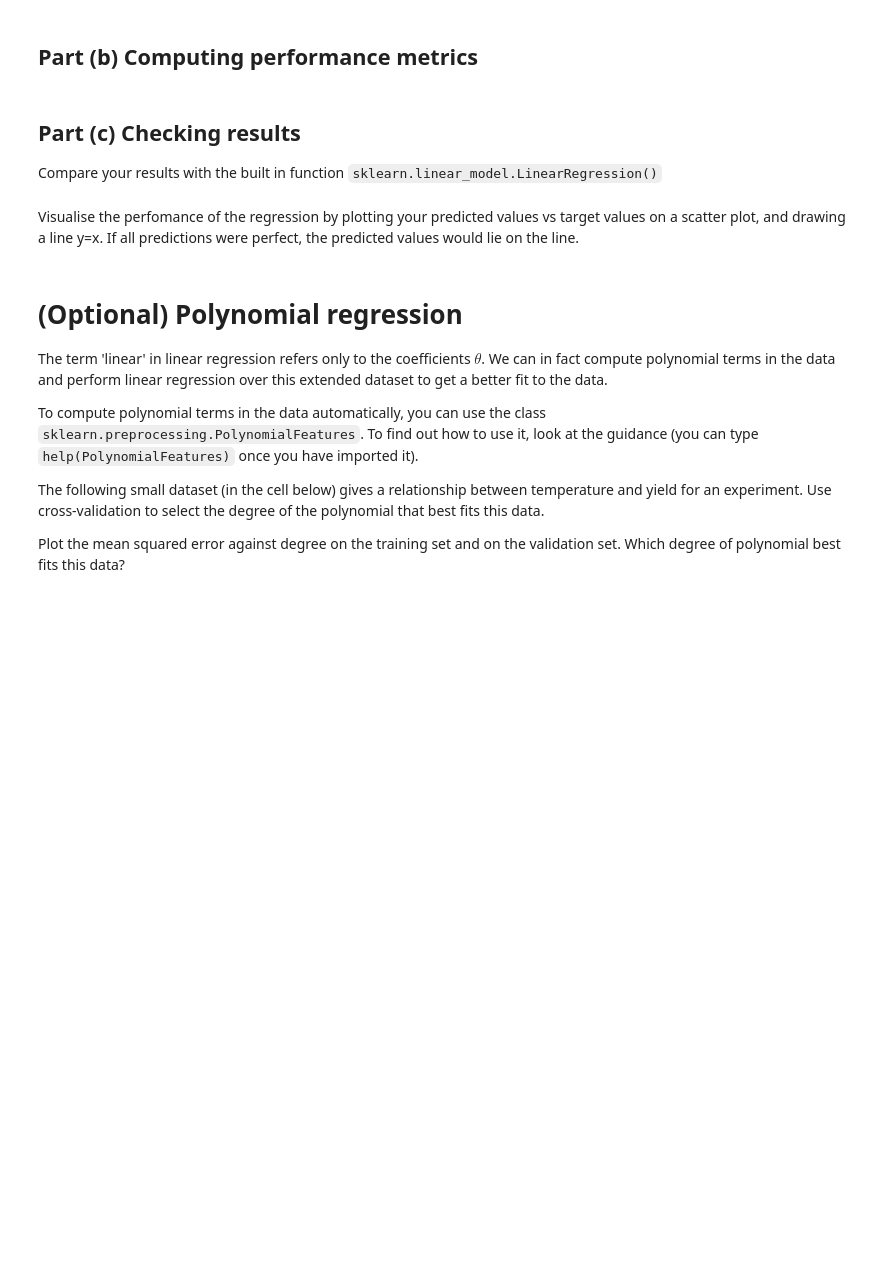
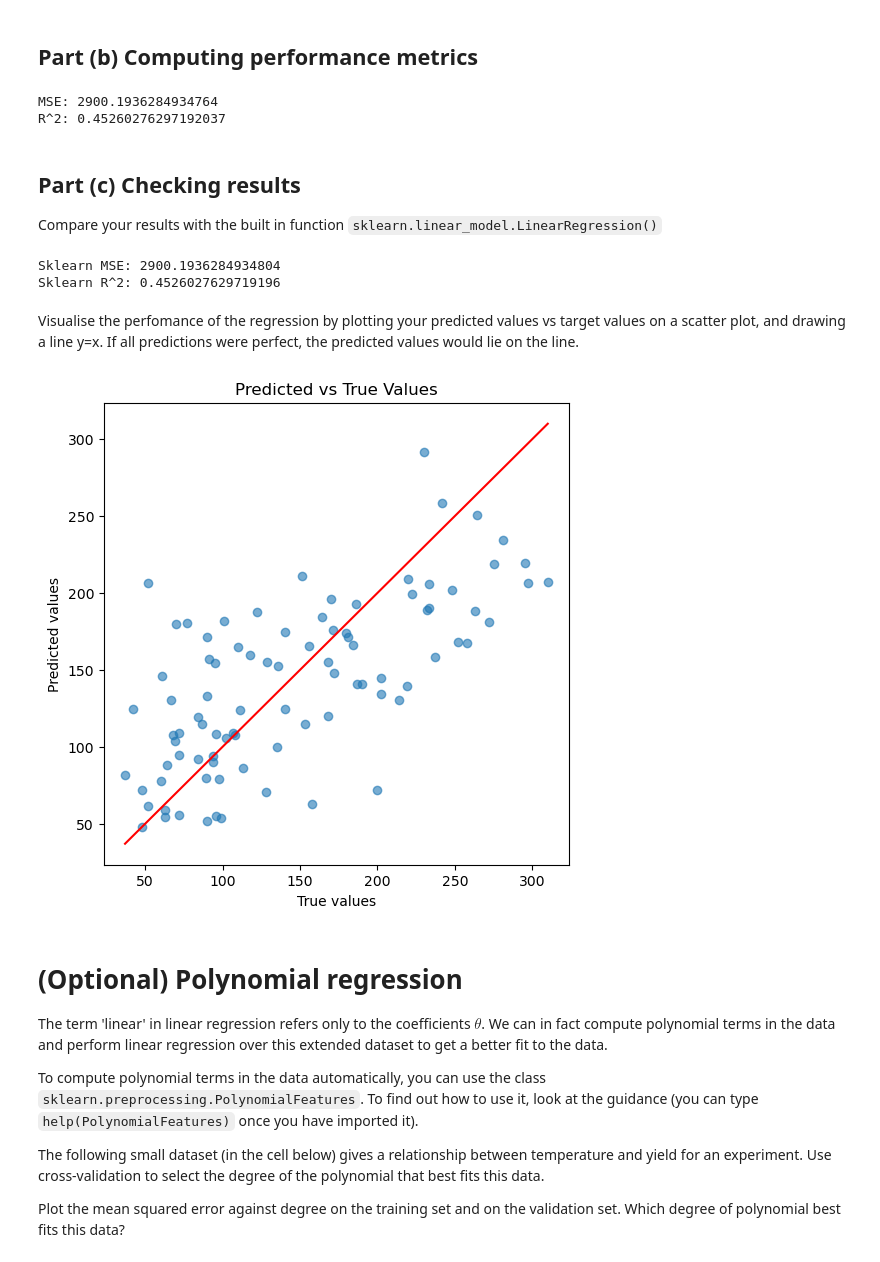
Before and after one commit to rohan2107/ai_labs, a Jupyter notebook: worksheets/worksheet3b.ipynb, the cells around one changed output. Cells and saved outputs as stored; diff of their text form; code cells hidden in the pictures; blank space fills up the shorter version.

```diff
--- a/worksheets/worksheet3b.ipynb
+++ b/worksheets/worksheet3b.ipynb
@@ -38,24 +40,43 @@ from sklearn.metrics import mean_squared_error, r2_score
 # %%
 # Load the diabetes dataset
 ##TODO##
+diabetes = datasets.load_diabetes()
+
+X = diabetes.data
+y = diabetes.target
 
 # Split the dataset into training and test, using test_size=0.2
 ##TODO##
+X_train, X_test, y_train, y_test = train_test_split(
+    X, y, test_size=0.2, random_state=42
+)
 # %%
 # Add a column of ones to Xtrain and Xtest for the intercept term
 ##TODO##
+X_train = np.c_[np.ones(X_train.shape[0]), X_train]
+X_test = np.c_[np.ones(X_test.shape[0]), X_test]
 # %%
 # Calculate the value of the coefficients theta. You can use the function np.linalg.pinv
 ##TODO##
+theta = np.linalg.pinv(X_train) @ y_train
 # %% [markdown]
 ## Part (b) Computing performance metrics
 # %%
 # Make a prediction on the test set by applying the coefficients theta to the test set
 ##TODO##
+y_pred = X_test @ theta
 # %%
 # Calculate the mean squared error and the R^2.
 # You can use the built in functions from sklearn
 ##TODO##
+mse = mean_squared_error(y_test, y_pred)
+r2 = r2_score(y_test, y_pred)
+
+print("MSE:", mse)
+print("R^2:", r2)
+# %% [output]
+MSE: 2900.1936284934764
+R^2: 0.45260276297192037
 # %% [markdown]
 ## Part (c) Checking results
 Compare your results with the built in function `sklearn.linear_model.LinearRegression()`
@@ -65,11 +89,30 @@ Compare your results with the built in function `sklearn.linear_model.LinearRegr
 # %%
 # Fit the model and make a prediction on the test set. Compare with your implementation
 ##TODO##
+lr.fit(X_train[:, 1:], y_train)
+y_pred_sklearn = lr.predict(X_test[:, 1:])
+
+print("Sklearn MSE:", mean_squared_error(y_test, y_pred_sklearn))
+print("Sklearn R^2:", r2_score(y_test, y_pred_sklearn))
+# %% [output]
+Sklearn MSE: 2900.1936284934804
+Sklearn R^2: 0.4526027629719196
 # %% [markdown]
 Visualise the perfomance of the regression by plotting your predicted values vs target values on a scatter plot, and drawing a line y=x. If all predictions were perfect, the predicted values would lie on the line.
 # %%
 # Plot predicted values vs target values on a scatter plot, and drawing a line y=x
 ## TODO##
+plt.figure(figsize=(6, 6))
+plt.scatter(y_test, y_pred, alpha=0.6)
+plt.plot([y_test.min(), y_test.max()],
+         [y_test.min(), y_test.max()],
+         color="red")
+plt.xlabel("True values")
+plt.ylabel("Predicted values")
+plt.title("Predicted vs True Values")
+plt.show()
+# %% [output]
+[figure, added]
 # %% [markdown]
 # (Optional) Polynomial regression
 The term 'linear' in linear regression refers only to the coefficients $\theta$. We can in fact compute polynomial terms in the data and perform linear regression over this extended dataset to get a better fit to the data.
```
Also changed, not shown: parts of 3 cells of this notebook.
